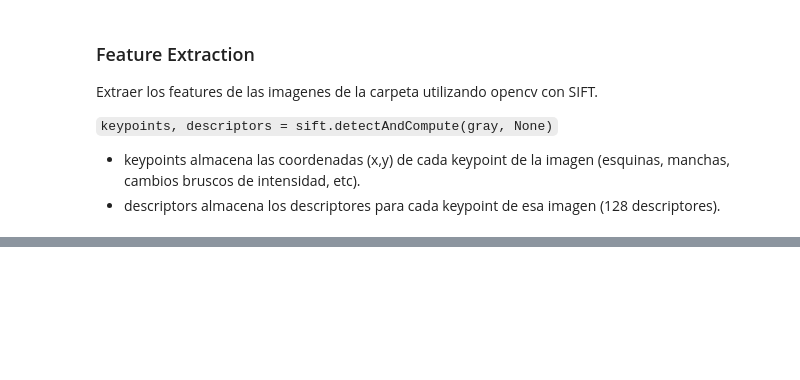
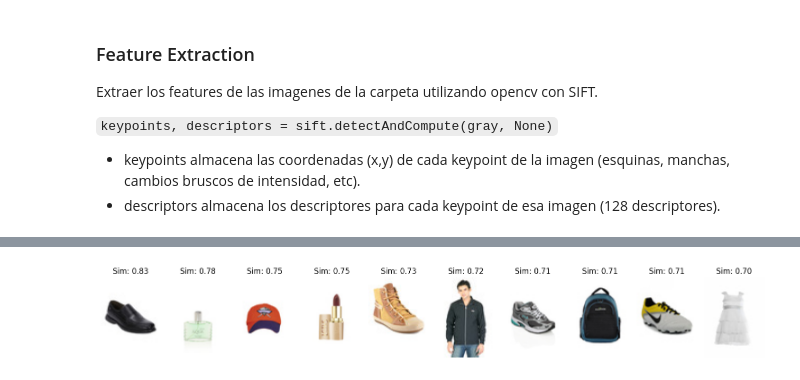
Before and after one commit to CS-DaviMagalhaes/Multimodal_Database, a Jupyter notebook: Image_descriptors/extraction.ipynb, the cells around one changed output, grey strips where cells are left out. Drawn from its saved outputs; the diff is of its cells as text; code cells hidden in the pictures; blank space fills up the shorter version.

```diff
--- a/Image_descriptors/extraction.ipynb
+++ b/Image_descriptors/extraction.ipynb
@@ -6,7 +6,7 @@ from sklearn.cluster import KMeans
 from sklearn.neighbors import NearestNeighbors
 import numpy as np
 # %%
-dataset_path = "../data/fashion_small_100/"
+dataset_path = "../data/fashion_small_1000/"
 # %% [markdown]
 ### Feature Extraction
 Extraer los features de las imagenes de la carpeta utilizando opencv con SIFT.
@@ -109,0 +124,19 @@ Aplicar ponderación TF-IDF
+# %%
+N = len(image_descriptors) #equivalente a la cantidad de imagenes
+all_histograms = np.array(all_histograms, dtype=np.float32)
+
+tf = []
+#for hist in all_histograms:
+#    tf.append(hist / np.sum(hist)) #frecuencia de cada termino (descriptor) en el histograma[i]
+tf = all_histograms
+
+
+idf = []
+for i in range(kmeans.n_clusters): #i es el índice del visual word
+    df = np.sum(all_histograms[:, i] > 0) # all_histograms > 0 me da una matriz de booleanos (si aparece el word o no en el doc)
+    idf.append(np.log(N / (df + 1e-8))) # Sumo constante chiquita para evitar división por cero
+
+
+idf_np = np.array(idf, dtype=np.float32)
+tf_idf = tf * idf_np
+print(tf_idf.shape) # (num_imagenes, num_clusters). tf_idf[i][j] es la importancia del visual word j en la imagen i
@@ -109,0 +187,26 @@ Aplicar ponderación TF-IDF
+# %%
+image_filenames = sorted([
+    filename for filename in os.listdir(dataset_path)
+    if filename.lower().endswith(('.jpg', '.jpeg', '.png'))
+])
+import cv2
+import matplotlib.pyplot as plt
+
+def show_top_similar_images(top_k, image_filenames, dataset_path):
+    plt.figure(figsize=(15, 5))
+    for rank, (sim, idx) in enumerate(top_k):
+        img_path = os.path.join(dataset_path, image_filenames[idx])
+        img = cv2.imread(img_path)
+        img = cv2.cvtColor(img, cv2.COLOR_BGR2RGB)
+
+        plt.subplot(1, len(top_k), rank + 1)
+        plt.imshow(img)
+        plt.title(f"Sim: {sim:.2f}")
+        plt.axis("off")
+
+    plt.tight_layout()
+    plt.show()
+
+show_top_similar_images(top_k, image_filenames, dataset_path)
+# %% [output]
+[figure, added]
```
Also changed, not shown: parts of 8 cells of this notebook.
